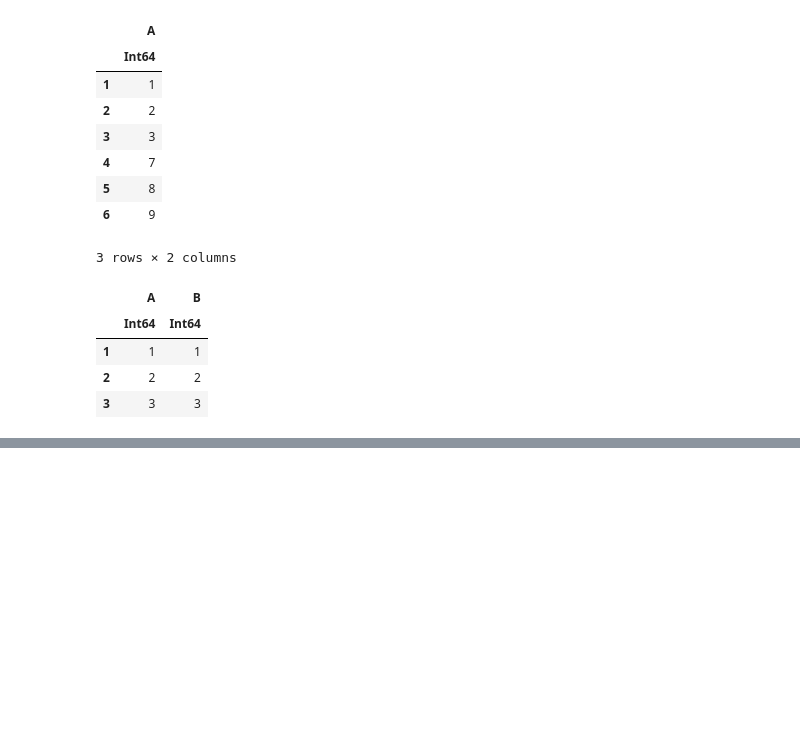
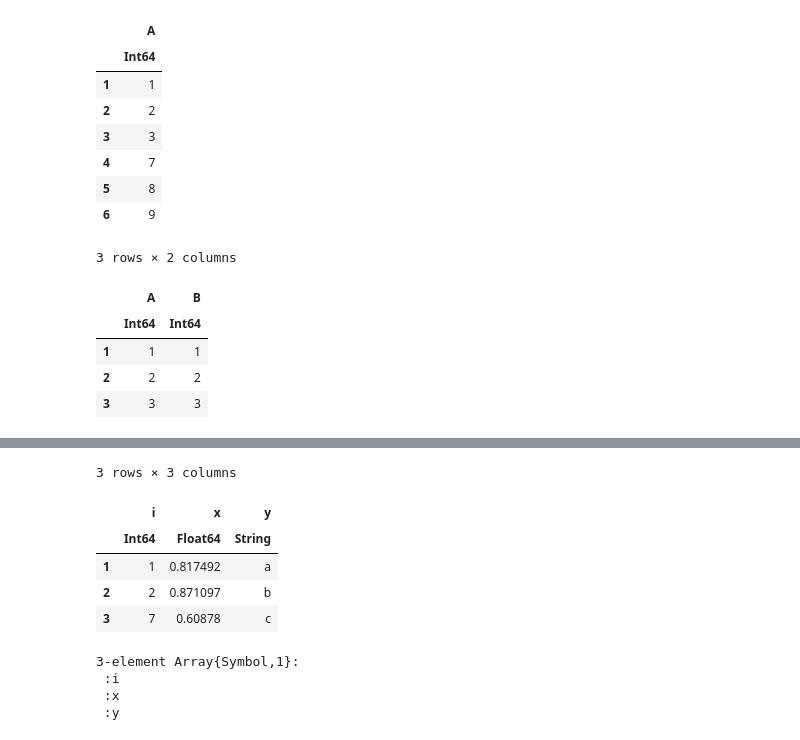
Before and after one commit to damiansp/julia, a Jupyter notebook: dsDocs/DataFrames/functions_2.py.ipynb, the cells around one changed output, grey strips where cells are left out. Drawn from its saved outputs; the diff is of its cells as text; code cells hidden in the pictures; blank space fills up the shorter version.

```diff
--- a/dsDocs/DataFrames/functions_2.py.ipynb
+++ b/dsDocs/DataFrames/functions_2.py.ipynb
@@ -770,0 +788,16 @@ vcat(df4, df1)
+# %%
+unique(df, :y)
+# %% [output]
+3 rows × 3 columns
+|  | i | x | y |
+|  | Int64 | Float64 | String |
+| 1 | 1 | 0.817492 | a |
+| 2 | 2 | 0.871097 | b |
+| 3 | 7 | 0.60878 | c |
+# %%
+propertynames(df)
+# %% [output]
+3-element Array{Symbol,1}:
+ :i
+ :x
+ :y
```
Also changed, not shown: parts of 9 cells of this notebook.
